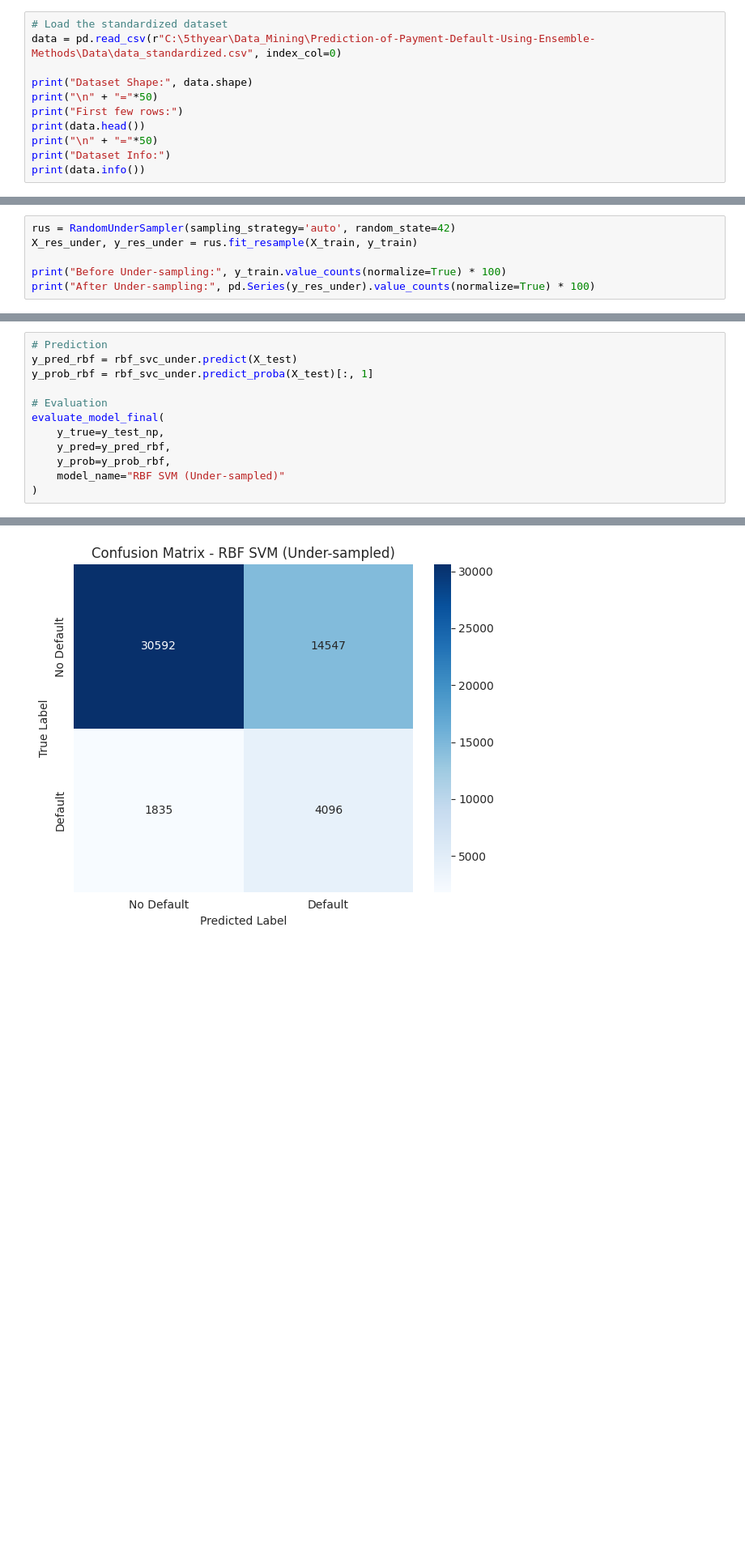
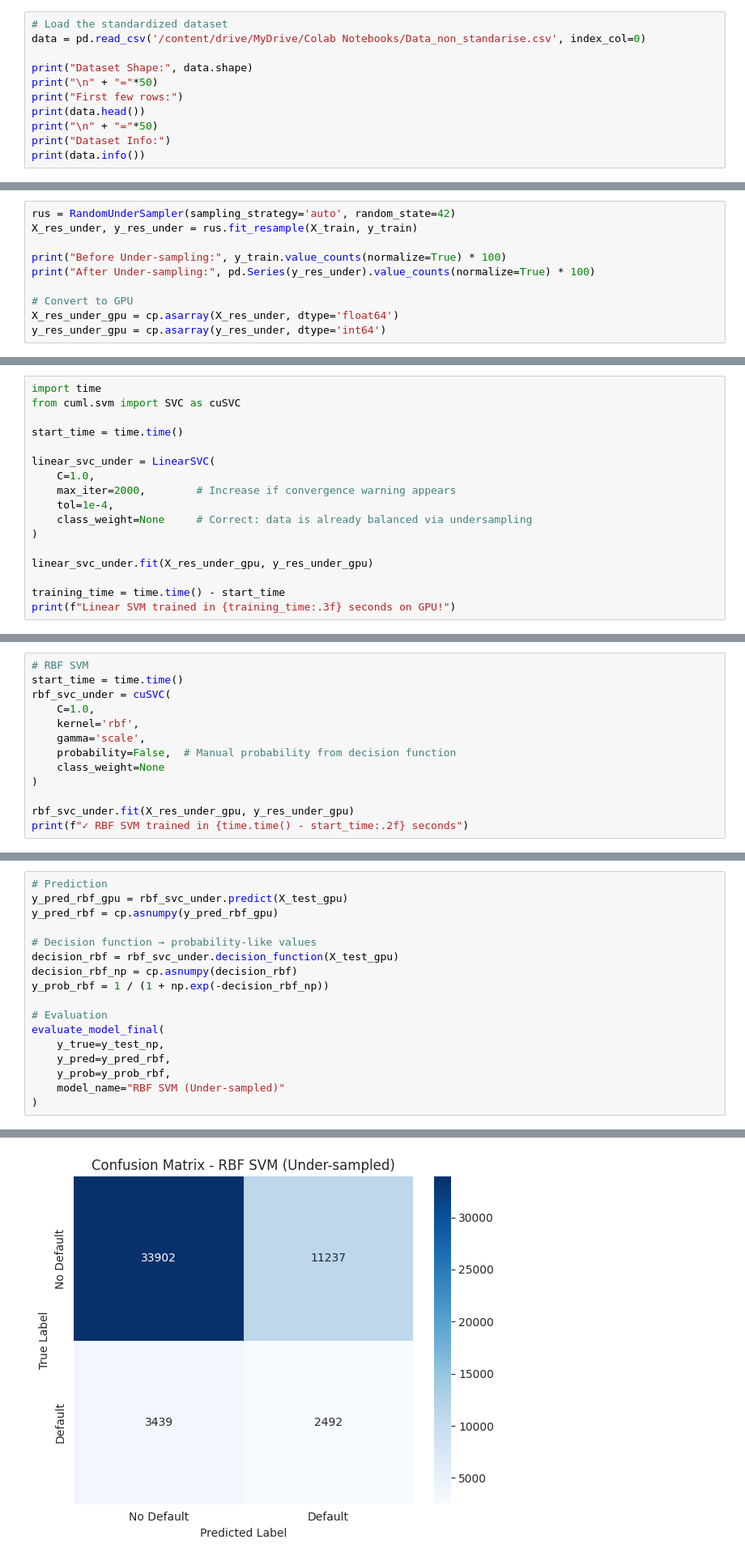
Before and after one commit to abdenour234/Prediction-of-Payment-Default-Using-Ensemble-Methods, a Jupyter notebook: Models_training/SVM_(1).ipynb, the cells around one changed output, grey strips where cells are left out. Shown: that part at 81% size. Saved outputs shown, nothing was run; the diff lists cells and outputs as text; blank space fills up the shorter version.

```diff
--- a/Models_training/SVM_(1).ipynb
+++ b/Models_training/SVM_(1).ipynb
@@ -68,7 +74,7 @@ print("✓ All libraries imported successfully!")
 # Chargement de données
 # %%
 # Load the standardized dataset
-data = pd.read_csv(r"C:\5thyear\Data_Mining\Prediction-of-Payment-Default-Using-Ensemble-Methods\Data\data_standardized.csv", index_col=0)
+data = pd.read_csv('/content/drive/MyDrive/Colab Notebooks/Data_non_standarise.csv', index_col=0)
 
 print("Dataset Shape:", data.shape)
 print("\n" + "="*50)
@@ -537,6 +658,10 @@ X_res_under, y_res_under = rus.fit_resample(X_train, y_train)
 
 print("Before Under-sampling:", y_train.value_counts(normalize=True) * 100)
 print("After Under-sampling:", pd.Series(y_res_under).value_counts(normalize=True) * 100)
+
+# Convert to GPU
+X_res_under_gpu = cp.asarray(X_res_under, dtype='float64')
+y_res_under_gpu = cp.asarray(y_res_under, dtype='int64')
 # %% [output]
 Before Under-sampling: Default
 0    88.387337
@@ -566,0 +674,17 @@ y_prob_linear_under = linear_svc_under.predict_proba(X_test)[:, 1]
+# %%
+import time
+from cuml.svm import SVC as cuSVC
+
+start_time = time.time()
+
+linear_svc_under = LinearSVC(
+    C=1.0,
+    max_iter=2000,        # Increase if convergence warning appears
+    tol=1e-4,
+    class_weight=None     # Correct: data is already balanced via undersampling
+)
+
+linear_svc_under.fit(X_res_under_gpu, y_res_under_gpu)
+
+training_time = time.time() - start_time
+print(f"Linear SVM trained in {training_time:.3f} seconds on GPU!")
@@ -613,0 +730,13 @@ print(f"✓ RBF SVM trained in {time.time() - start_time:.2f} seconds")
+# %%
+# RBF SVM
+start_time = time.time()
+rbf_svc_under = cuSVC(
+    C=1.0,
+    kernel='rbf',
+    gamma='scale',
+    probability=False,  # Manual probability from decision function
+    class_weight=None
+)
+
+rbf_svc_under.fit(X_res_under_gpu, y_res_under_gpu)
+print(f"✓ RBF SVM trained in {time.time() - start_time:.2f} seconds")
@@ -614,7 +745,12 @@ print(f"✓ RBF SVM trained in {time.time() - start_time:.2f} seconds")
 # %%
 # Prediction
-y_pred_rbf = rbf_svc_under.predict(X_test)
-y_prob_rbf = rbf_svc_under.predict_proba(X_test)[:, 1]
+y_pred_rbf_gpu = rbf_svc_under.predict(X_test_gpu)
+y_pred_rbf = cp.asnumpy(y_pred_rbf_gpu)
+
+# Decision function → probability-like values
+decision_rbf = rbf_svc_under.decision_function(X_test_gpu)
+decision_rbf_np = cp.asnumpy(decision_rbf)
+y_prob_rbf = 1 / (1 + np.exp(-decision_rbf_np))
 
 # Evaluation
 evaluate_model_final(
@@ -644,4 +780,4 @@ Confusion Matrix:
-[figure, old version]
+[figure, new version]
 # %% [markdown]
 # Model Comparison and Best Model Selection
 # %%
```
Also changed, not shown: parts of 45 cells of this notebook.
